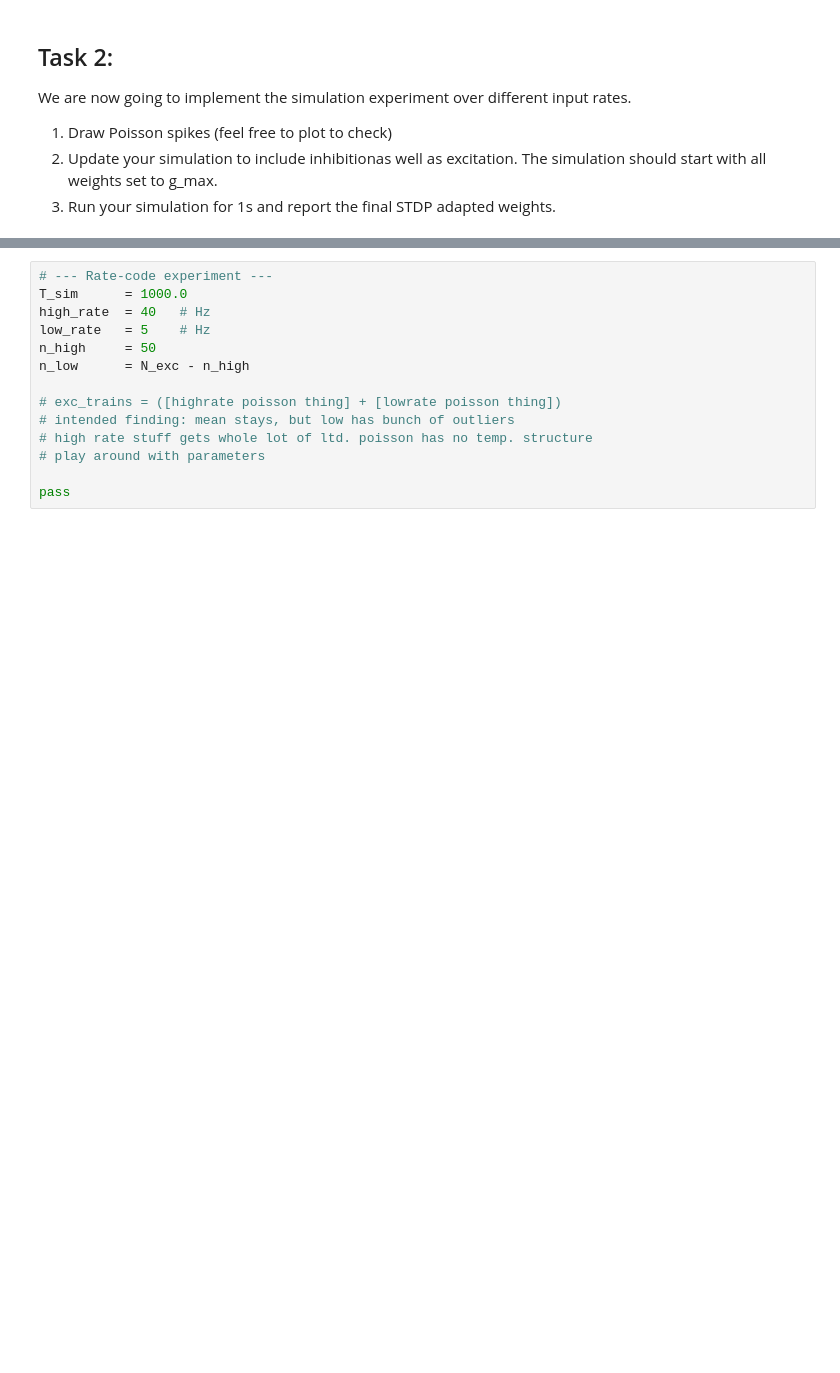
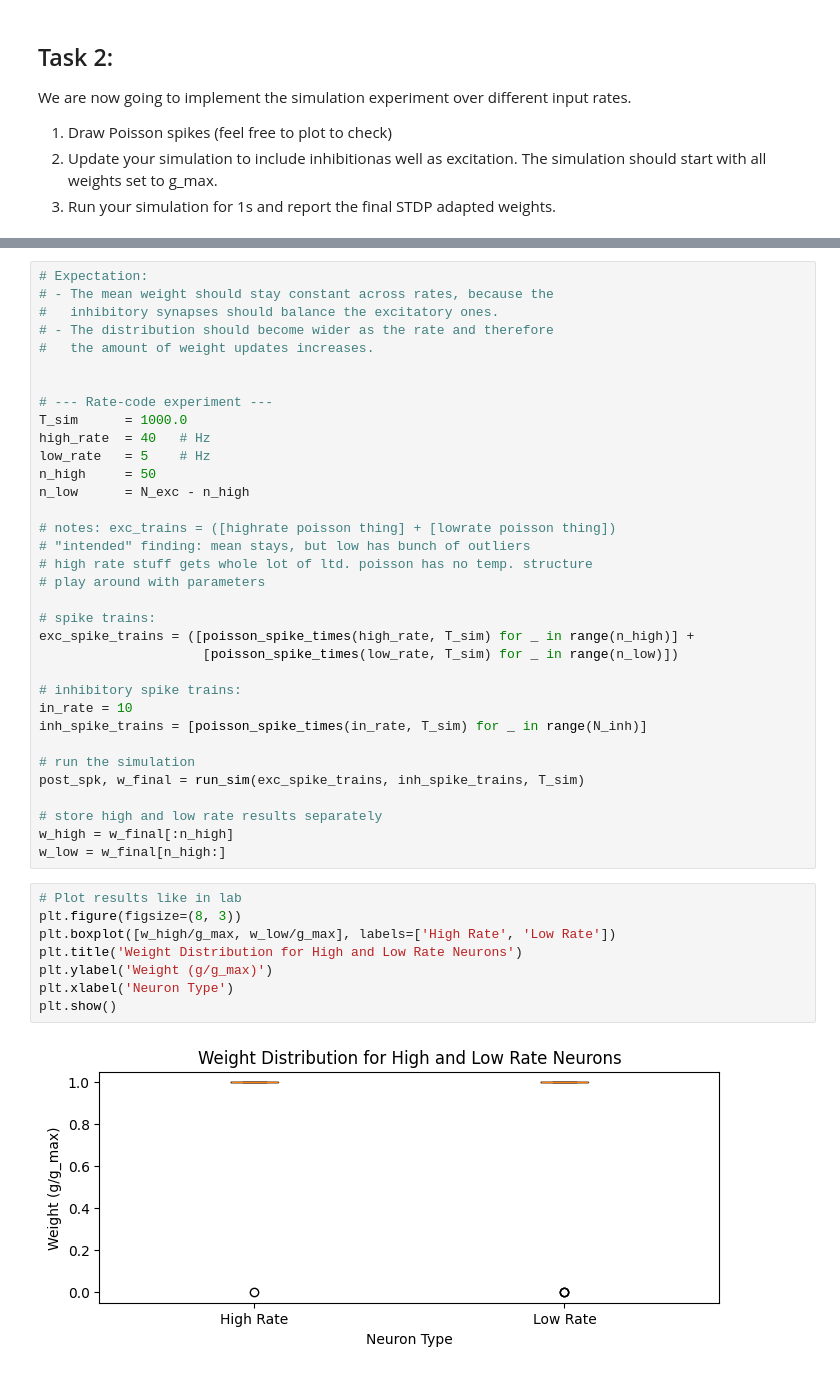
Before and after one commit to kamranvat/nip-labs, a Jupyter notebook: lab05_stdp.ipynb, the cells around one changed output, grey strips where cells are left out. Drawn from its saved outputs; the diff is of its cells as text; blank space fills up the shorter version.

```diff
--- a/lab05_stdp.ipynb
+++ b/lab05_stdp.ipynb
@@ -215,4 +295,11 @@ After running STDP for 10 s, inspect the weight distributions of the two group
 # %%
+# Expectation:
+# - The mean weight should stay constant across rates, because the
+#   inhibitory synapses should balance the excitatory ones.
+# - The distribution should become wider as the rate and therefore
+#   the amount of weight updates increases.
+
+
 # --- Rate‑code experiment ---
 T_sim      = 1000.0
 high_rate  = 40   # Hz
@@ -220,9 +307,32 @@ low_rate   = 5    # Hz
 n_high     = 50
 n_low      = N_exc - n_high
 
-# exc_trains = ([highrate poisson thing] + [lowrate poisson thing])
-# intended finding: mean stays, but low has bunch of outliers
+# notes: exc_trains = ([highrate poisson thing] + [lowrate poisson thing])
+# "intended" finding: mean stays, but low has bunch of outliers
 # high rate stuff gets whole lot of ltd. poisson has no temp. structure
 # play around with parameters
 
-pass
+# spike trains:
+exc_spike_trains = ([poisson_spike_times(high_rate, T_sim) for _ in range(n_high)] +
+                     [poisson_spike_times(low_rate, T_sim) for _ in range(n_low)])
+
+# inhibitory spike trains:
+in_rate = 10
+inh_spike_trains = [poisson_spike_times(in_rate, T_sim) for _ in range(N_inh)]
+
+# run the simulation
+post_spk, w_final = run_sim(exc_spike_trains, inh_spike_trains, T_sim)
+
+# store high and low rate results separately
+w_high = w_final[:n_high]
+w_low = w_final[n_high:]
+# %%
+# Plot results like in lab
+plt.figure(figsize=(8, 3))
+plt.boxplot([w_high/g_max, w_low/g_max], labels=['High Rate', 'Low Rate'])
+plt.title('Weight Distribution for High and Low Rate Neurons')
+plt.ylabel('Weight (g/g_max)')
+plt.xlabel('Neuron Type')
+plt.show()
+# %% [output]
+[figure, added]
```
Also changed, not shown: parts of 7 cells of this notebook, 1 other file.
